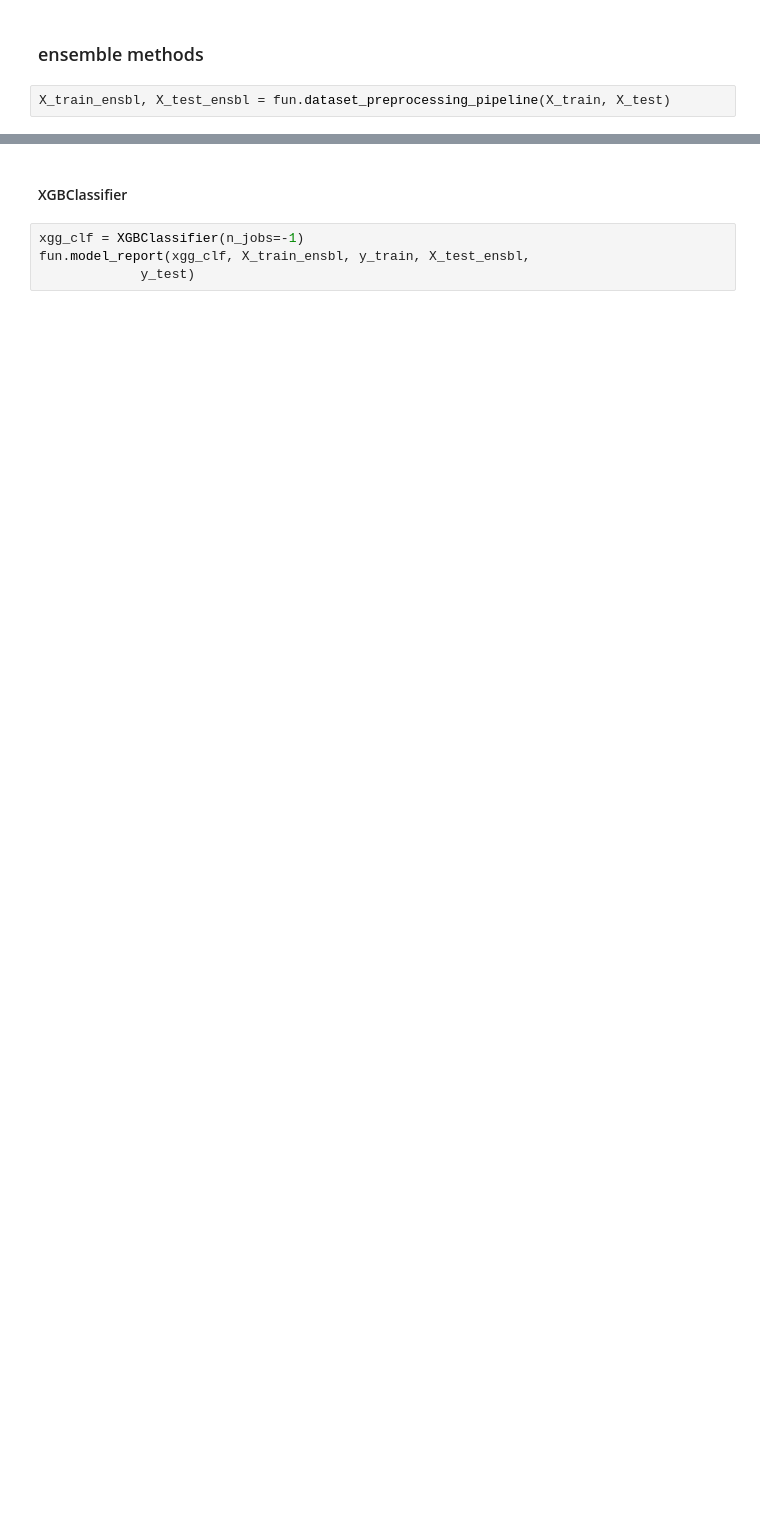
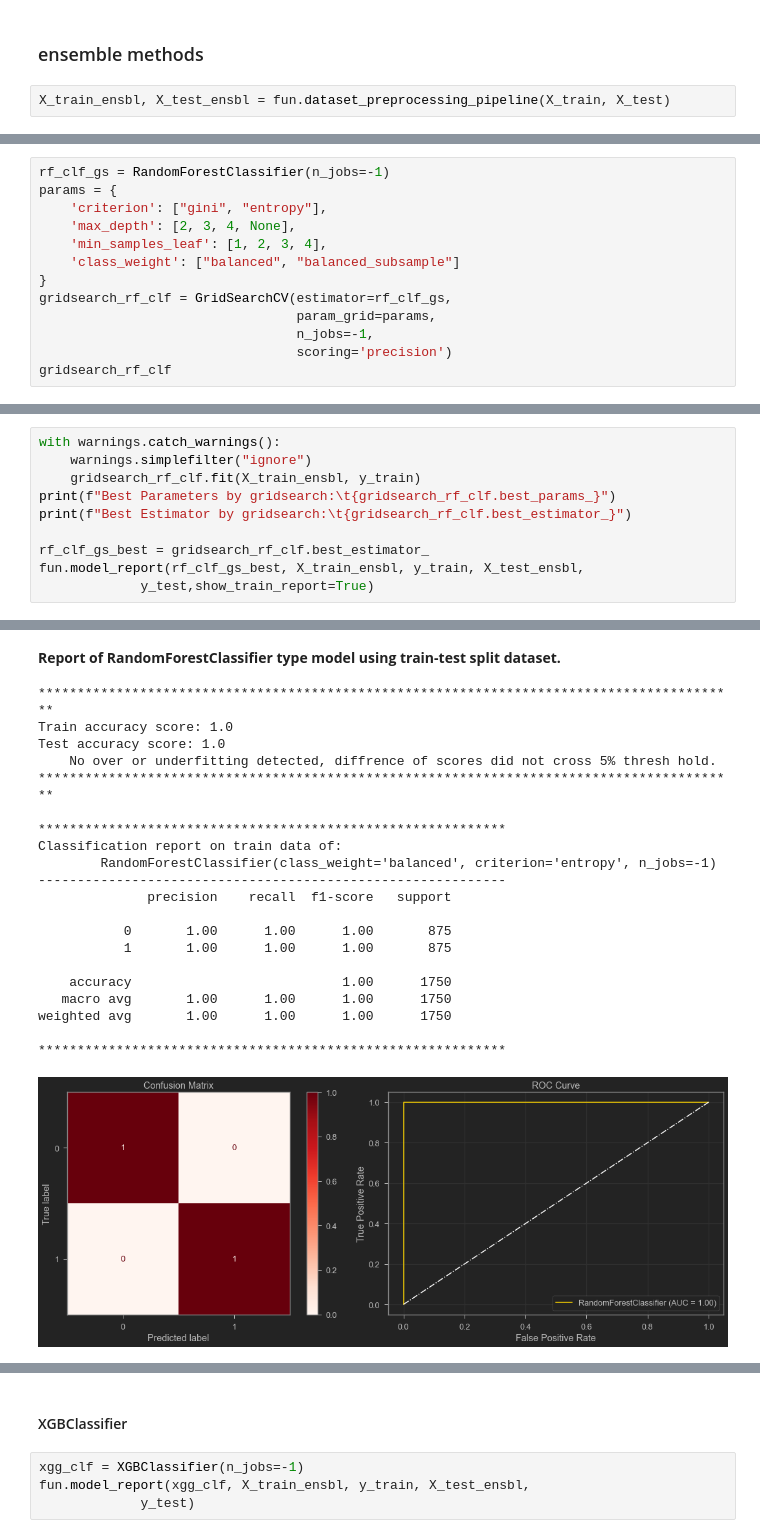
Before and after one commit to tamjid-ahsan/Garment-worker-efficiency, a Jupyter notebook: student_all_finalizing.ipynb, the cells around one changed output, grey strips where cells are left out. Saved outputs shown, nothing was run; the diff lists cells and outputs as text; blank space fills up the shorter version.

```diff
--- a/student_all_finalizing.ipynb
+++ b/student_all_finalizing.ipynb
@@ -1430,0 +1445,13 @@ X_train_ensbl, X_test_ensbl = fun.dataset_preprocessing_pipeline(X_train, X_test
+# %%
+rf_clf_gs = RandomForestClassifier(n_jobs=-1)
+params = {
+    'criterion': ["gini", "entropy"],
+    'max_depth': [2, 3, 4, None],
+    'min_samples_leaf': [1, 2, 3, 4],
+    'class_weight': ["balanced", "balanced_subsample"]
+}
+gridsearch_rf_clf = GridSearchCV(estimator=rf_clf_gs,
+                                 param_grid=params,
+                                 n_jobs=-1,
+                                 scoring='precision')
+gridsearch_rf_clf
@@ -1430,0 +1465,11 @@ X_train_ensbl, X_test_ensbl = fun.dataset_preprocessing_pipeline(X_train, X_test
+# %%
+with warnings.catch_warnings():
+    warnings.simplefilter("ignore")
+    gridsearch_rf_clf.fit(X_train_ensbl, y_train)
+print(f"Best Parameters by gridsearch:\t{gridsearch_rf_clf.best_params_}")
+print(f"Best Estimator by gridsearch:\t{gridsearch_rf_clf.best_estimator_}")
+
+rf_clf_gs_best = gridsearch_rf_clf.best_estimator_
+fun.model_report(rf_clf_gs_best, X_train_ensbl, y_train, X_test_ensbl,
+             y_test,show_train_report=True)
+# %% [output]
@@ -1430,0 +1478,22 @@ X_train_ensbl, X_test_ensbl = fun.dataset_preprocessing_pipeline(X_train, X_test
+Report of RandomForestClassifier type model using train-test split dataset.
+******************************************************************************************
+Train accuracy score: 1.0
+Test accuracy score: 1.0
+    No over or underfitting detected, diffrence of scores did not cross 5% thresh hold.
+******************************************************************************************
+
+************************************************************
+Classification report on train data of:
+        RandomForestClassifier(class_weight='balanced', criterion='entropy', n_jobs=-1)
+------------------------------------------------------------
+              precision    recall  f1-score   support
+
+           0       1.00      1.00      1.00       875
+           1       1.00      1.00      1.00       875
+
+    accuracy                           1.00      1750
+   macro avg       1.00      1.00      1.00      1750
+weighted avg       1.00      1.00      1.00      1750
+
+************************************************************
+[figure, added]
```
Also changed, not shown: parts of 76 cells of this notebook, 3 other files.
